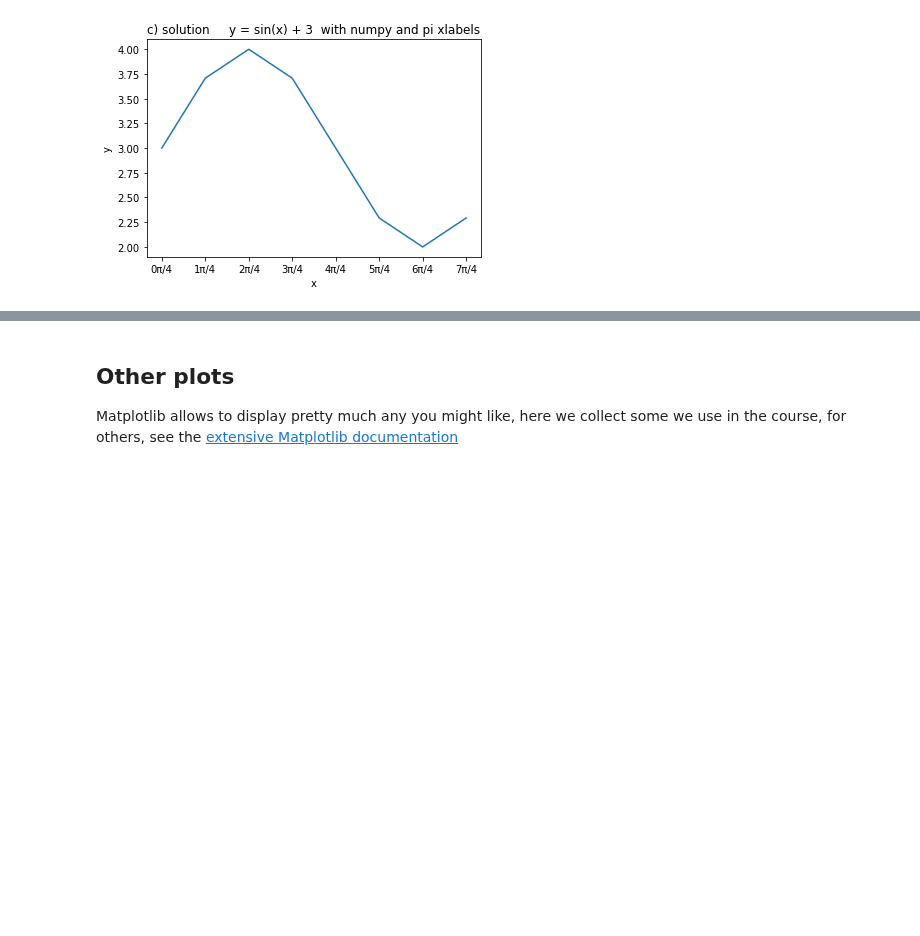
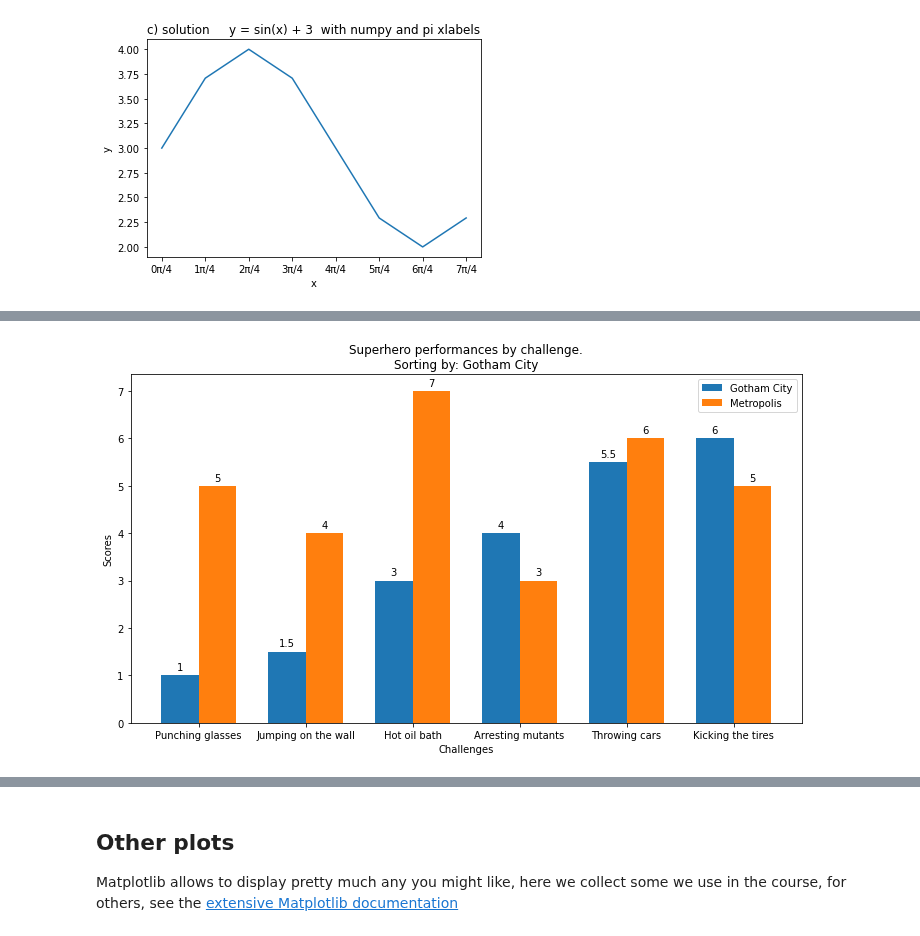
Before and after one commit to DavidLeoni/softpython-en, a Jupyter notebook: visualization/visualization1-sol.ipynb, the cells around one changed output, grey strips where cells are left out. Saved outputs shown, nothing was run; the diff lists cells and outputs as text; code cells hidden in the pictures; blank space fills up the shorter version.

```diff
--- a/visualization/visualization1-sol.ipynb
+++ b/visualization/visualization1-sol.ipynb
@@ -953,0 +569,54 @@ plt.show()
+# %%
+#jupman-purge-output
+import matplotlib.pyplot as plt
+import numpy as np
+
+d = {
+    'Punching glasses'   : (1,  5),
+    'Kicking the tires'  : (6,  5),
+    'Throwing cars'      : (5.5,6),
+    'Hot oil bath'       : (3,  7),
+    'Jumping on the wall': (1.5,4),
+    'Arresting mutants'  : (4,  3),
+}
+
+city = 'Gotham City'
+cities = ['Gotham City', 'Metropolis']
+#city= 'Sin City'
+#cities = ['District X', 'Sin City']
+
+# write here
+
+ind = cities.index(city)
+
+labels = sorted(d.keys(), key=lambda k: d[k][ind])
+perf1 = [d[k][0] for k in labels]
+perf2 = [d[k][1] for k in labels]
+
+x = np.arange(len(labels))  # the label locations
+width = 0.35                # the width of the bars
+
+fig, ax = plt.subplots( figsize=(10,6))
+rects1 = ax.bar(x - width/2, perf1, width, label=cities[0])
+rects2 = ax.bar(x + width/2, perf2, width, label=cities[1])
+
+# Add some text for labels, title and custom x-axis tick labels, etc.
+ax.set_ylabel('Scores')
+ax.set_xlabel('Challenges')
+ax.set_title('Superhero performances by challenge.\nSorting by: '  + city)
+ax.set_xticks(x)
+ax.set_xticklabels(labels)
+ax.legend()
+
+ax.bar_label(rects1, padding=3)
+ax.bar_label(rects2, padding=3)
+
+fig.tight_layout()
+
+#jupman-purge
+plt.savefig('expected-superhero-perf.png')
+#/jupman-purge
+
+plt.show()
+# %% [output]
+[figure, added]
```
Also changed, not shown: parts of 80 cells of this notebook, 11 other files.
